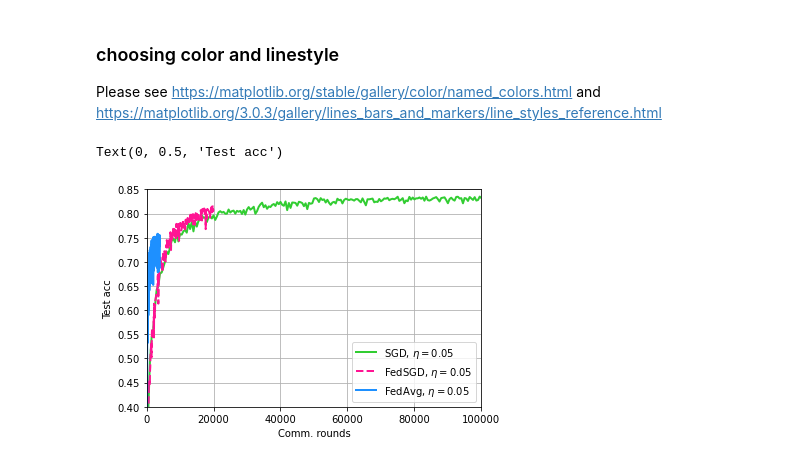
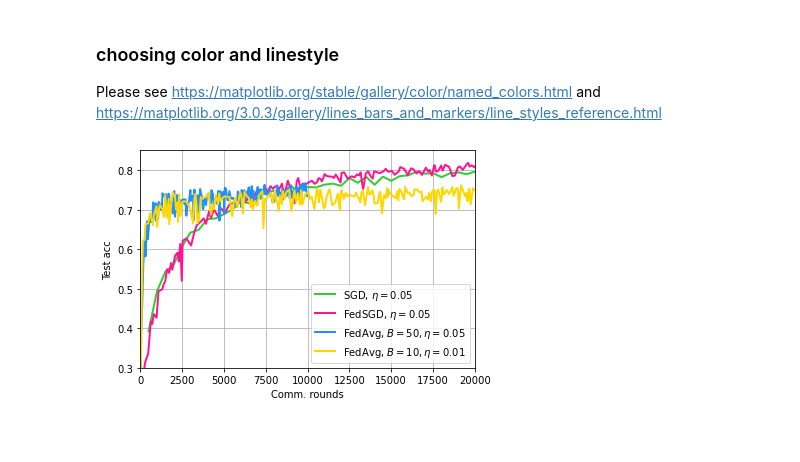
Before and after one commit to ywang037/Federated-Learning-PyTorch, a Jupyter notebook: helper-plot-csv-exp-3a-noniid.ipynb, the cells around one changed output. Cells and saved outputs as stored; diff of their text form; code cells hidden in the pictures; blank space fills up the shorter version.

```diff
--- a/helper-plot-csv-exp-3a-noniid.ipynb
+++ b/helper-plot-csv-exp-3a-noniid.ipynb
@@ -19,30 +19,30 @@ files_to_read_1 = [join(file_path_1,f) for f in filenames_1]
 df_1 = [pd.read_csv(f) for f in files_to_read_1]
 # %%
 # manually set the label names
-run_labels=[0]*3
+run_labels=[0]*4
 run_labels[0] = 'SGD, $\eta=0.05$'
 run_labels[1] = 'FedSGD, $\eta=0.05$'
-run_labels[2] = 'FedAvg, $\eta=0.05$'
-# run_labels[3] = 'FedSGD, $\eta=0.5$'
+run_labels[2] = 'FedAvg, $B=50, \eta=0.05$'
+run_labels[3] = 'FedAvg, $B=10, \eta=0.01$'
 # run_labels[4] = 'FedAvg, $\eta=0.03$'
 # run_labels[5] = 'FedAvg, $\eta=0.05$'
 # run_labels[6] = 'FedAvg, $\eta=0.1$'
 
 # define linestyle and color
-run_colors, run_linestyles = [0]*3, [0]*3
+run_colors, run_linestyles = [0]*4, [0]*4
 
 run_colors[0] = 'limegreen'
 run_colors[1] = 'deeppink'
 run_colors[2] = 'dodgerblue'
-# run_colors[3] = 'gold'
+run_colors[3] = 'gold'
 # run_colors[4] = 'dodgerblue'
 # run_colors[5] = 'lightsteelblue'
 # run_colors[6] = 'lightslategrey'
 
 run_linestyles[0] = '-'
-run_linestyles[1] = '--'
+run_linestyles[1] = '-'
 run_linestyles[2] = '-'
-# run_linestyles[3] = '-'
+run_linestyles[3] = '-'
 # run_linestyles[4] = '-'
 # run_linestyles[5] = '-'
 # run_linestyles[6] = '-'
@@ -62,25 +62,24 @@ Please see https://matplotlib.org/stable/gallery/color/named_colors.html and htt
 # %%
 # plot the first figure for experiment 2 with iid data
 step_1=10
 plt.figure()
 for i, data in enumerate(df_1):
     if i==0:
         sf, step_1 = 500, 1
     else:
         sf, step_1 = 1, 5
     x = [dx*sf for j, dx in enumerate(data['Step'].tolist()) if j % step_1 == 0]
     y = [dy for j, dy in enumerate(data['Value'].tolist()) if j % step_1 == 0]
 #     x.append(data['Step'].tolist()[-1])
 #     y.append(data['Value'].tolist()[-1])
     plt.plot(x,y,label=run_labels[i], linestyle=run_linestyles[i], color=run_colors[i],linewidth=2)
     plt.legend(loc='lower right')
 plt.grid()
 # plt.tight_layout()
-plt.xlim(0,100000)
-plt.ylim(0.4,0.85)
+plt.xlim(0,20000)
+plt.ylim(0.3,0.85)
 plt.xlabel('Comm. rounds')
 plt.ylabel('Test acc')
-# plt.savefig('save\\figures-cifar\\fedavg-exp-3a-non-iid.png')
+plt.savefig('save\\figures-cifar\\fedavg-exp-3a-non-iid.png')
 # %% [output]
-Text(0, 0.5, 'Test acc')
-[figure, old version]
+[figure, new version]
```
Also changed, not shown: parts of 1 cell of this notebook.
